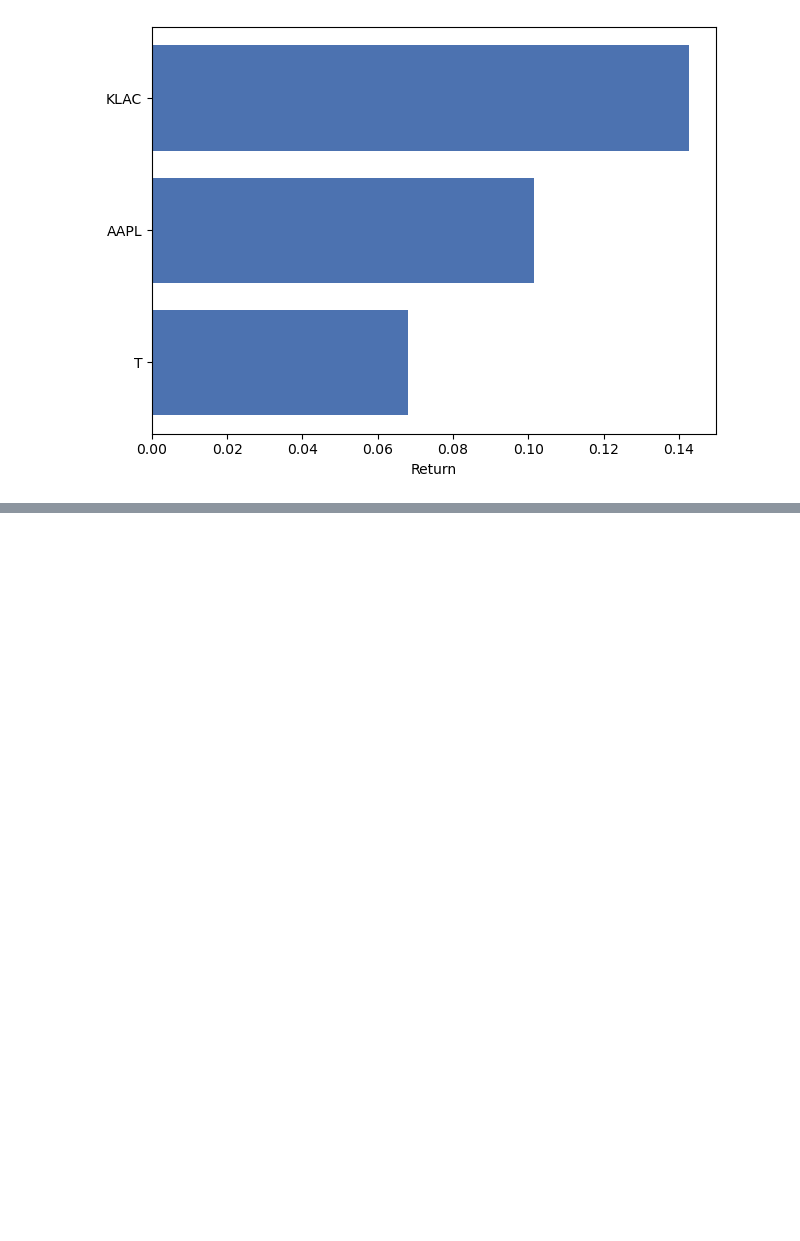
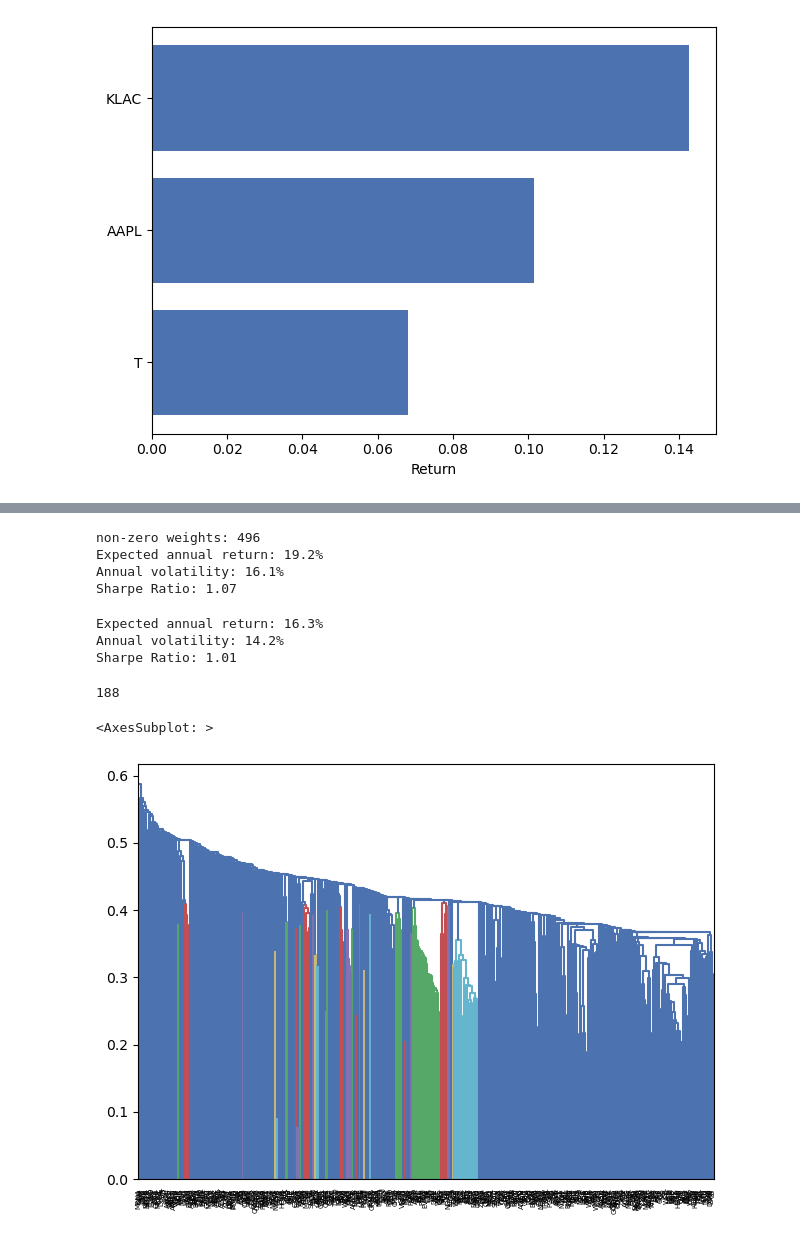
Before and after one commit to bourov/porto, a Jupyter notebook: first-simple.ipynb, the cells around one changed output, grey strips where cells are left out. Saved outputs shown, nothing was run; the diff lists cells and outputs as text; code cells hidden in the pictures; blank space fills up the shorter version.

Commit message:
add clustering method

```diff
--- a/first-simple.ipynb
+++ b/first-simple.ipynb
@@ -448,0 +454,3 @@ plotting.plt.xlabel('Return');
+# %%
+rets = expected_returns.returns_from_prices(df[list(syms)])
+rets.sample(5)
@@ -448,0 +466,2 @@ plotting.plt.xlabel('Return');
+# %%
+hp = hierarchical_portfolio.HRPOpt(rets, )
@@ -448,0 +506,27 @@ plotting.plt.xlabel('Return');
+# %%
+weights = hp.optimize(linkage_method='ward')
+print(f'non-zero weights: {len([s for s in weights if weights[s]>0])}')
+
+hp.portfolio_performance(verbose=True);
+# %% [output]
+non-zero weights: 496
+Expected annual return: 19.2%
+Annual volatility: 16.1%
+Sharpe Ratio: 1.07
+# %%
+weights=hp.clean_weights(cutoff=.001)
+hp.set_weights(weights)
+hp.portfolio_performance(verbose=True);
+# %% [output]
+Expected annual return: 16.3%
+Annual volatility: 14.2%
+Sharpe Ratio: 1.01
+# %%
+len([s for s in weights if weights[s]>0])
+# %% [output]
+188
+# %%
+plotting.plot_dendrogram(hp)
+# %% [output]
+<AxesSubplot: >
+[figure, added]
```
Also changed, not shown: parts of 6 cells of this notebook.
